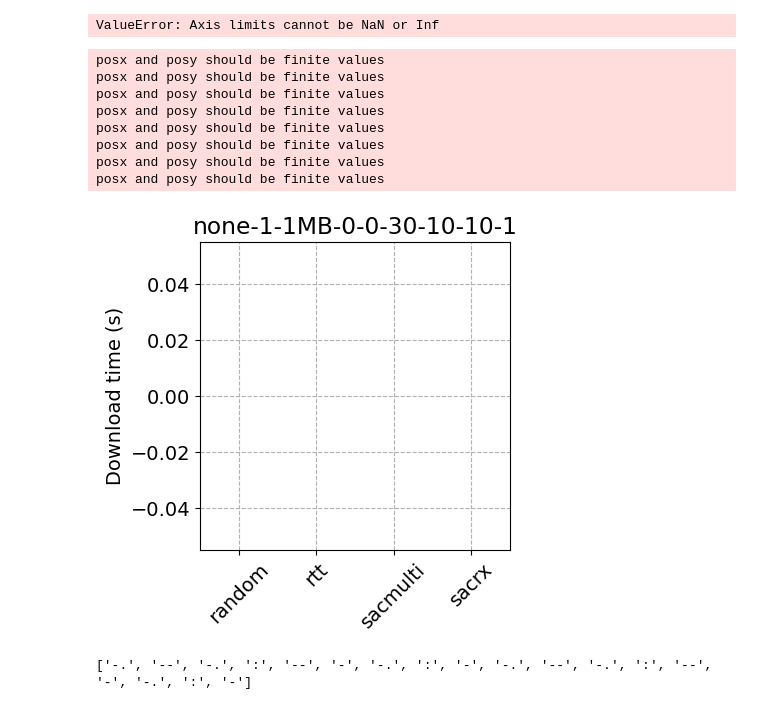
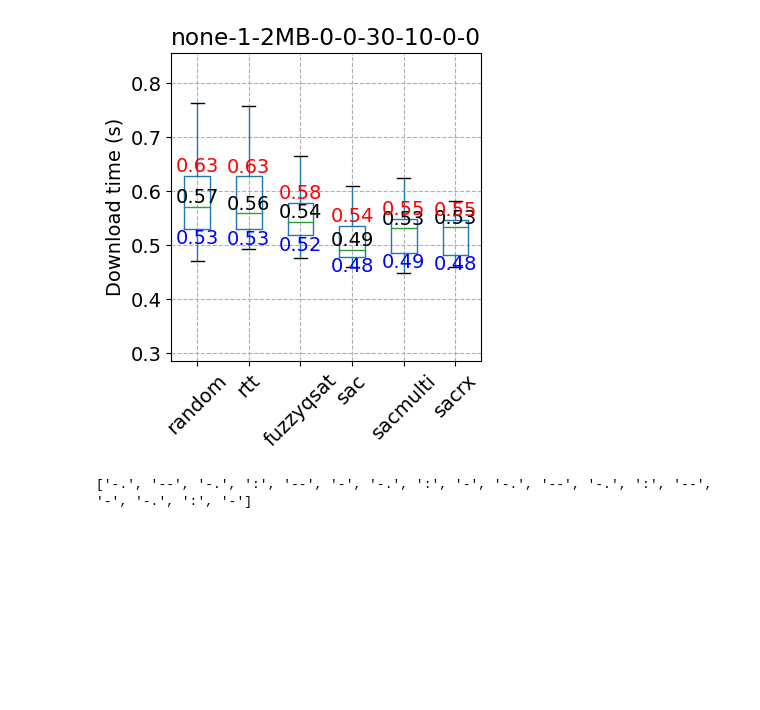
Before and after one commit to quic-vn/mpquic-drl, a Jupyter notebook: simulationFileServer/statistic/plot-multi.ipynb, the cells around one changed output. Saved outputs shown, nothing was run; the diff lists cells and outputs as text; code cells hidden in the pictures; blank space fills up the shorter version.

```diff
--- a/simulationFileServer/statistic/plot-multi.ipynb
+++ b/simulationFileServer/statistic/plot-multi.ipynb
@@ -3,23 +3,24 @@ import pandas as pd
 import matplotlib.pyplot as plt
 
 # Define the list of schedules to compare
-schedules = ['random', 'rtt', 'sacmulti', 'sacrx']
+schedules = ['random', 'rtt', 'fuzzyqsat', 'sac', 'sacmulti', 'sacrx']
 # Define the parameters
 mdl = 'none'
 clt = 1
+size = '2MB'
 bwd = 30
 owd = 10
-var = 10
-los = 1
+var = 0
+los = 0
 
 # Read all the files into separate dataframes
 all_data = {}
 for sch in schedules:
-    file_paths = [f'../output/{mdl}-{clt}-1MB-0-0-{bwd}-{owd}-{var}-{los}-{sch}-result{i+3}.csv' for i in range(clt)]
+    file_paths = [f'../output/aug/fileserver/{mdl}-{clt}-{size}-0-0-{bwd}-{owd}-{var}-{los}-{sch}-result{i+3}.csv' for i in range(clt)]
     data_frames = [pd.read_csv(file, names=['data', 'timestamp']) for file in file_paths]
     for df in data_frames:
         df['data'] = pd.to_numeric(df['data'], errors='coerce')
-    data_frames_1 = [df['data'][1000:3000] for df in data_frames]
+    data_frames_1 = [df['data'][100:] for df in data_frames]
     combined_data = pd.DataFrame({f'file{i+1}': df.reset_index(drop=True) for i, df in enumerate(data_frames_1)})
     combined_data = combined_data / 1000  # Convert to seconds
     combined_data['mean'] = combined_data.mean(axis=1)
@@ -44,47 +45,42 @@ plt.rcParams.update({'font.size': 14, 'font.family': 'sans-serif'})
 #     x_tick_labels = [f'Client {j+1}' for j in range(clt)] + ['All Clients']
 #     ax.set_xticks(range(1, len(x_tick_labels) + 1))
 #     ax.set_xticklabels(x_tick_labels, rotation=45)
-#     ax.set_ylim(0.0, 3)
+#     ax.set_ylim(0.3, 1.0)
 
 #     medians = boxplot_data.median()
 #     for j in range(len(medians)):
 #         ax.text(j + 1, medians[j], f'{medians[j]:.2f}', ha='center', va='bottom', color='black')
 
 # plt.tight_layout()
 # plt.show()
 
 # Boxplot for all clients across schedules
 all_clients_across_schedules = pd.DataFrame()
 
 for sch in schedules:
     combined_data = all_data[sch]
     all_clients = pd.DataFrame(combined_data.drop(columns=['mean']).values.flatten(), columns=[sch])
     all_clients_across_schedules = pd.concat([all_clients_across_schedules, all_clients], axis=1)
 
 plt.figure(figsize=(4, 4))
 boxplot = all_clients_across_schedules.boxplot(patch_artist=False, showfliers=False)
 plt.ylabel('Download time (s)')
-plt.title(f'{mdl}-{clt}-1MB-0-0-{bwd}-{owd}-{var}-{los}')
+plt.title(f'{mdl}-{clt}-{size}-0-0-{bwd}-{owd}-{var}-{los}')
 plt.grid(True, linestyle="--")
 plt.xticks(ticks=range(1, len(schedules) + 1), labels=schedules, rotation=45)
 
 medians = all_clients_across_schedules.median()
+q1 = all_clients_across_schedules.quantile(0.25)
+q3 = all_clients_across_schedules.quantile(0.75)
 for i in range(len(medians)):
     plt.text(i + 1, medians[i], f'{medians[i]:.2f}', ha='center', va='bottom', color='black')
+    plt.text(i + 1, q1[i], f'{q1[i]:.2f}', ha='center', va='top', color='blue')
+    plt.text(i + 1, q3[i], f'{q3[i]:.2f}', ha='center', va='bottom', color='red')
 
 plt.ylim(medians[0]/2, medians[0]*1.5)
 plt.show()
 # %% [output]
-ValueError: Axis limits cannot be NaN or Inf
-posx and posy should be finite values
-posx and posy should be finite values
-posx and posy should be finite values
-posx and posy should be finite values
-posx and posy should be finite values
-posx and posy should be finite values
-posx and posy should be finite values
-posx and posy should be finite values
-[figure, old version]
+[figure, new version]
 # %%
 import pandas as pd
 import matplotlib.pyplot as plt
```
Also changed, not shown: 35 other files.
